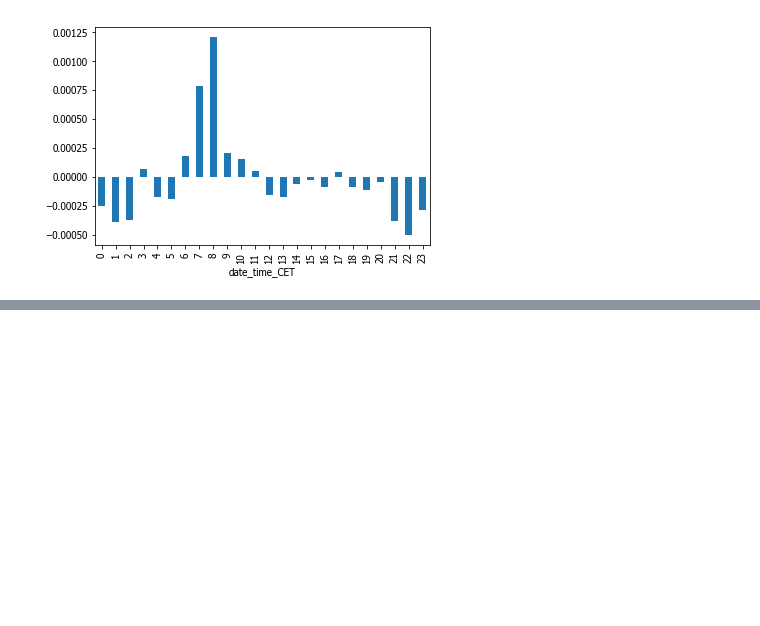
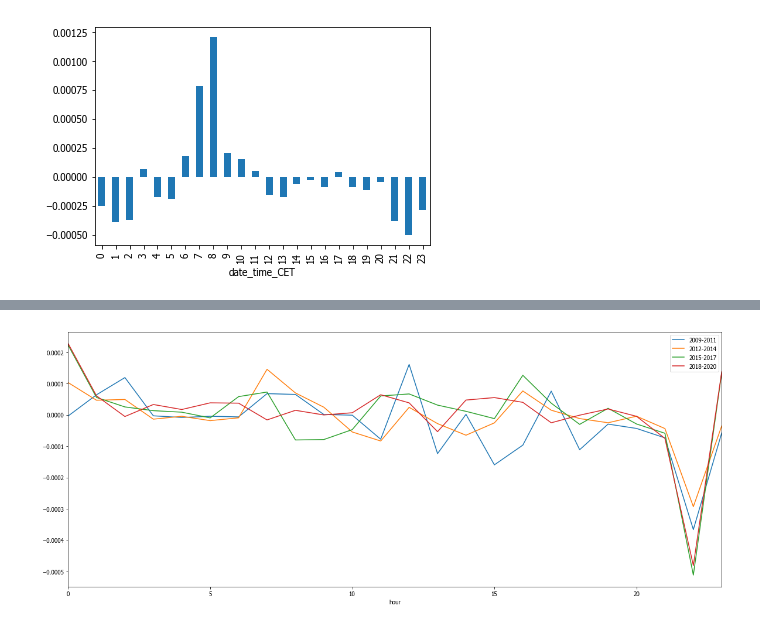
Before and after one commit to jgerardsimcock/robot_wealth, a Jupyter notebook: notebooks/notebooks_python/intraday_risk_premia.ipynb, the cells around one changed output, grey strips where cells are left out. Saved outputs shown, nothing was run; the diff lists cells and outputs as text; code cells hidden in the pictures; blank space fills up the shorter version.

```diff
--- a/notebooks/notebooks_python/intraday_risk_premia.ipynb
+++ b/notebooks/notebooks_python/intraday_risk_premia.ipynb
@@ -109,0 +116,28 @@ EUR_RUB.loc[EUR_RUB['return'] < 1].groupby(EUR_RUB['date_time_CET'].dt.hour).mea
+# %%
+def hourly_return_by_year(pair, local_biz_tz, fx_data_path):
+    pair = fx_io_hourly(pair, local_biz_tz, fx_data_path)
+    pair['return'] = (pair.close - pair.close.shift(1))/ pair.close
+
+    hourly_return_by_year = pair.groupby(
+                                        [pair['date_time_{}'.format(local_biz_tz)].dt.hour,
+                                         pair['date_time_{}'.format(local_biz_tz)].dt.year]
+                                        ).mean()['return']
+
+    hourly_return_by_year.index.rename(['hour','year'], level=[0,1],inplace=True)
+
+
+    return hourly_return_by_year
+# %%
+hourly_by_year_eursek = hourly_return_by_year('EURSEK', 'CET', fx_data_path)
+# %%
+
+fig, ax = plt.subplots(figsize=(20,8), sharex=False)
+
+for i in range(1, 11,3):
+    axes = hourly_by_year_eursek.loc[:,2006+i:2009 + i].groupby(level=0
+                                                               ).mean(
+                                                                ).plot(
+                                                                label="{}-{}".format(2008+i, 2010+i),
+                                                                legend=True)
+# %% [output]
+[figure, added]
```
Also changed, not shown: parts of 5 cells of this notebook.
